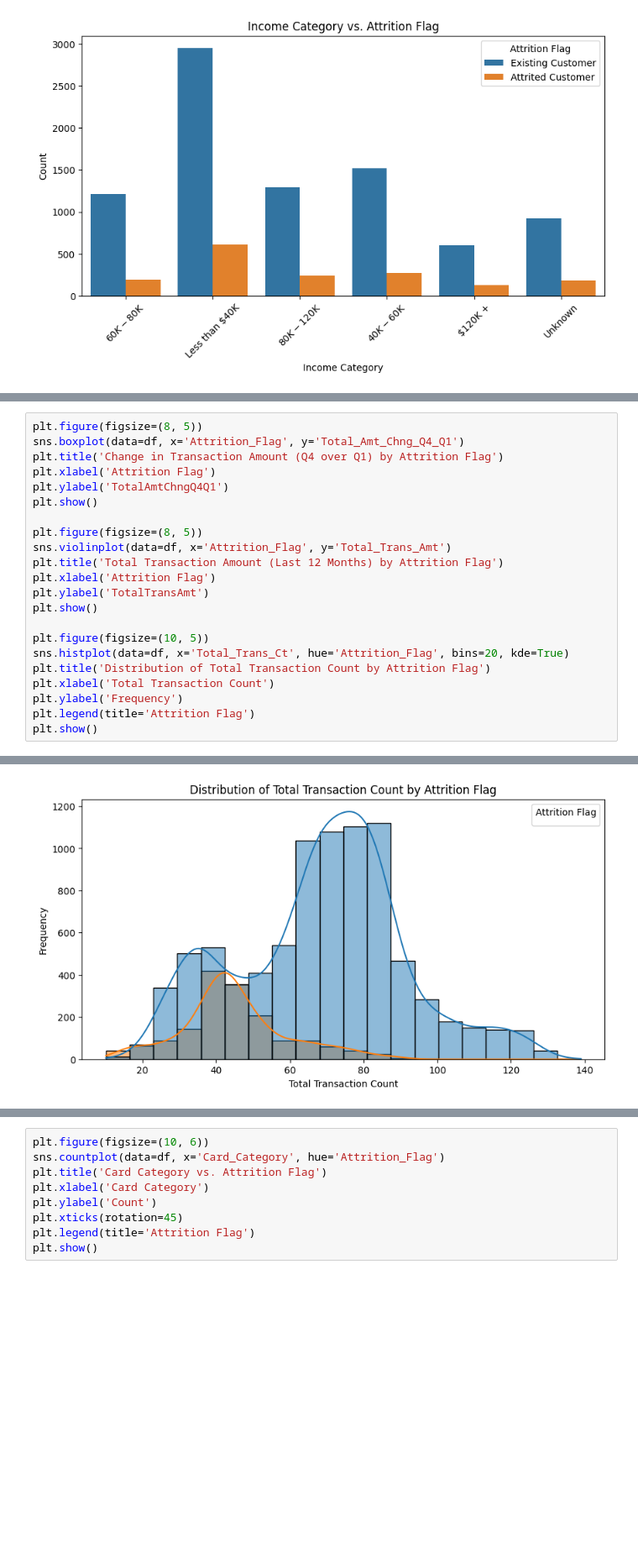
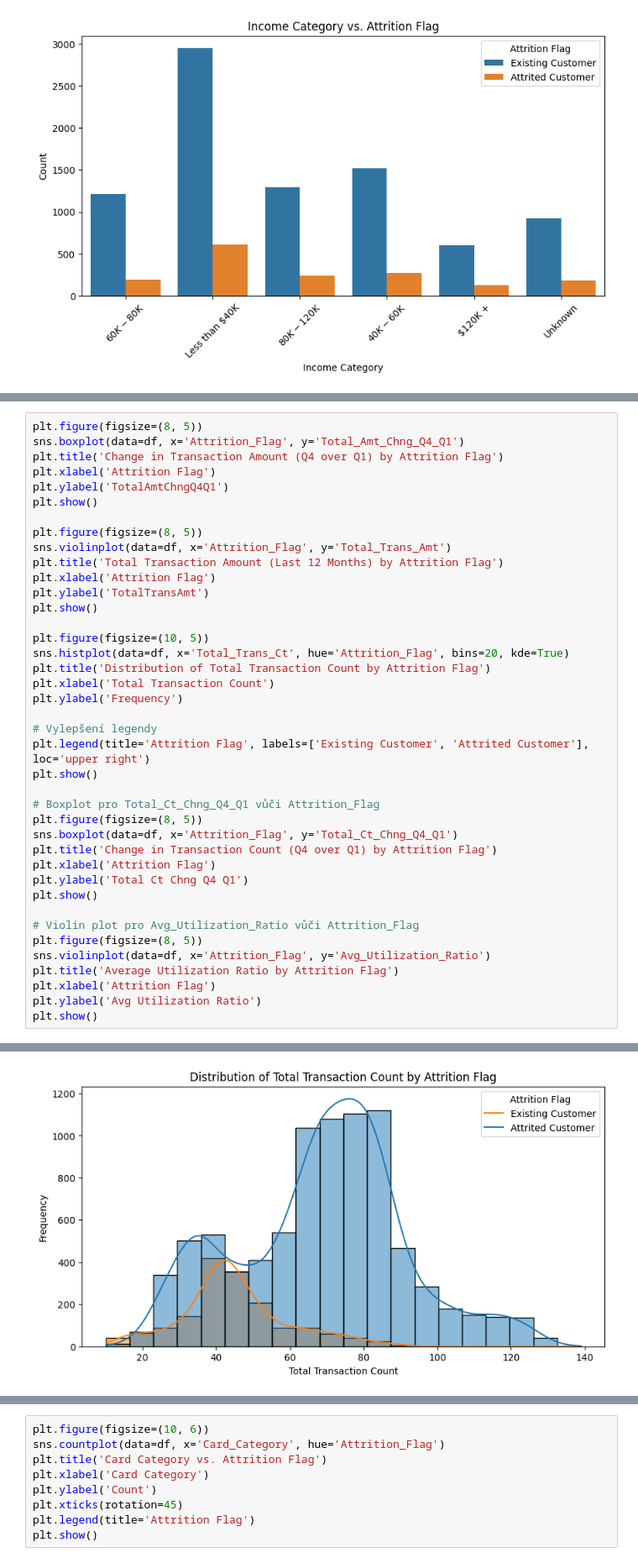
Before and after one commit to z1gyy/Data-Analysis, a Jupyter notebook: project_credits.ipynb, the cells around one changed output, grey strips where cells are left out. Shown: that part at 84% size. Saved outputs shown, nothing was run; the diff lists cells and outputs as text; blank space fills up the shorter version.

```diff
--- a/project_credits.ipynb
+++ b/project_credits.ipynb
@@ -115,8 +117,26 @@ sns.histplot(data=df, x='Total_Trans_Ct', hue='Attrition_Flag', bins=20, kde=Tru
 plt.title('Distribution of Total Transaction Count by Attrition Flag')
 plt.xlabel('Total Transaction Count')
 plt.ylabel('Frequency')
-plt.legend(title='Attrition Flag')
+
+# Vylepšení legendy
+plt.legend(title='Attrition Flag', labels=['Existing Customer', 'Attrited Customer'], loc='upper right')
 plt.show()
+
+# Boxplot pro Total_Ct_Chng_Q4_Q1 vůči Attrition_Flag
+plt.figure(figsize=(8, 5))
+sns.boxplot(data=df, x='Attrition_Flag', y='Total_Ct_Chng_Q4_Q1')
+plt.title('Change in Transaction Count (Q4 over Q1) by Attrition Flag')
+plt.xlabel('Attrition Flag')
+plt.ylabel('Total Ct Chng Q4 Q1')
+plt.show()
+
+# Violin plot pro Avg_Utilization_Ratio vůči Attrition_Flag
+plt.figure(figsize=(8, 5))
+sns.violinplot(data=df, x='Attrition_Flag', y='Avg_Utilization_Ratio')
+plt.title('Average Utilization Ratio by Attrition Flag')
+plt.xlabel('Attrition Flag')
+plt.ylabel('Avg Utilization Ratio')
+plt.show()
 # %% [output]
 [figure]
 [figure]
@@ -124 +143 @@ WARNING:matplotlib.legend:No artists with labels found to put in legend.  Note t
-[figure, old version]
+[figure, new version]
```
Also changed, not shown: parts of 2 cells of this notebook.
